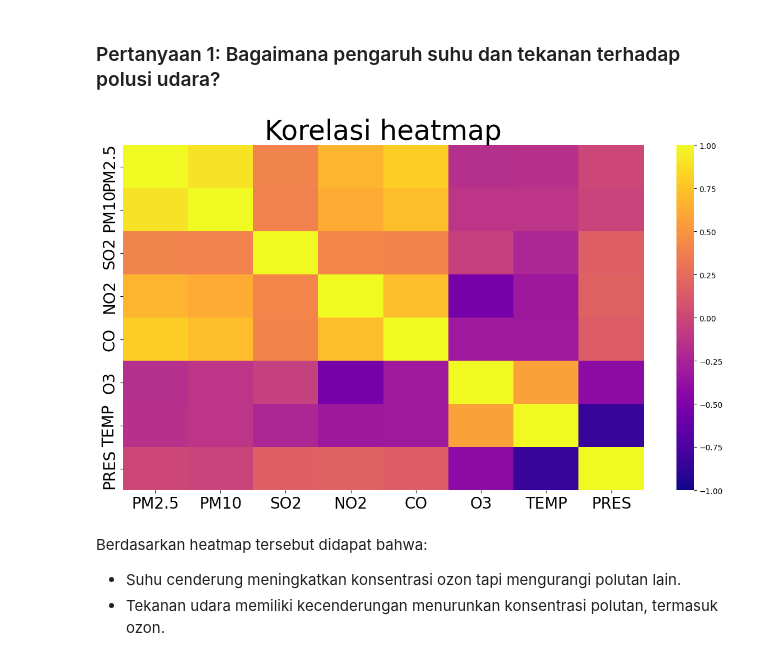
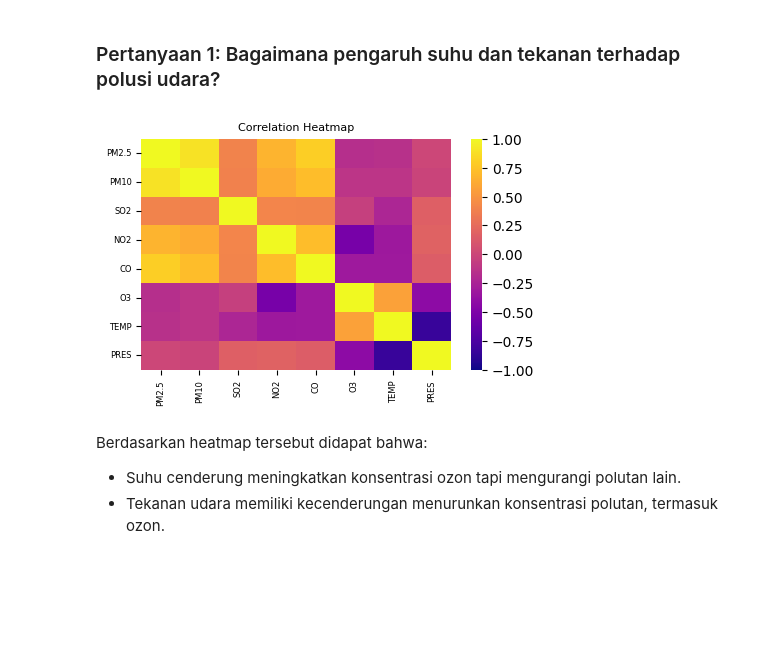
Before and after one commit to sqeelz/Air-Quality-Tiantan-City, a Jupyter notebook: Analisis Data Air Quality.ipynb, the cells around one changed output. Saved outputs shown, nothing was run; the diff lists cells and outputs as text; code cells hidden in the pictures; blank space fills up the shorter version.

```diff
--- a/Analisis Data Air Quality.ipynb
+++ b/Analisis Data Air Quality.ipynb
@@ -351,5 +359,5 @@ air_parameters_year.head(5)
 # %% [markdown]
 **Korelasi Tingkat Suhu dan Tekanan dengan Polusi Udara**
 # %%
-correlation_df = tian_df[['PM2.5', 'PM10', 'SO2', 'NO2', 'CO', 'O3', 'TEMP', 'PRES']].copy()
-correlation_df
+correlation_df = tian_df[['PM2.5', 'PM10', 'SO2', 'NO2', 'CO', 'O3', 'TEMP', 'PRES']]
+korelasi = correlation_df.corr(method='pearson')
@@ -457,14 +451,15 @@ O3: 2.0
 # %% [markdown]
 ### Pertanyaan 1: Bagaimana pengaruh suhu dan tekanan terhadap polusi udara?
 # %%
-fig, ax = plt.subplots(figsize=(15,8))
-sns.heatmap(korelasi, vmax = 1, vmin = -1, center = 0, cmap = "plasma")
-ax.tick_params(labelsize = 20)
-ax.set_title("Korelasi heatmap", loc="center", fontsize=35)
+fig = plt.figure(figsize=(5, 3))
+ax = fig.add_subplot(111)
+sns.heatmap(data=korelasi, ax=ax, cmap="plasma", vmin=-1, vmax=1, center=0)
+ax.tick_params(axis='both', labelsize=6)
+ax.set_title("Correlation Heatmap", fontsize=8, loc='center')
 
 plt.show()
 # %% [output]
-[figure, old version]
+[figure, new version]
 # %% [markdown]
 Berdasarkan heatmap tersebut didapat bahwa:
 - Suhu cenderung meningkatkan konsentrasi ozon tapi mengurangi polutan lain.
```
Also changed, not shown: parts of 13 cells of this notebook, 1 other file.
